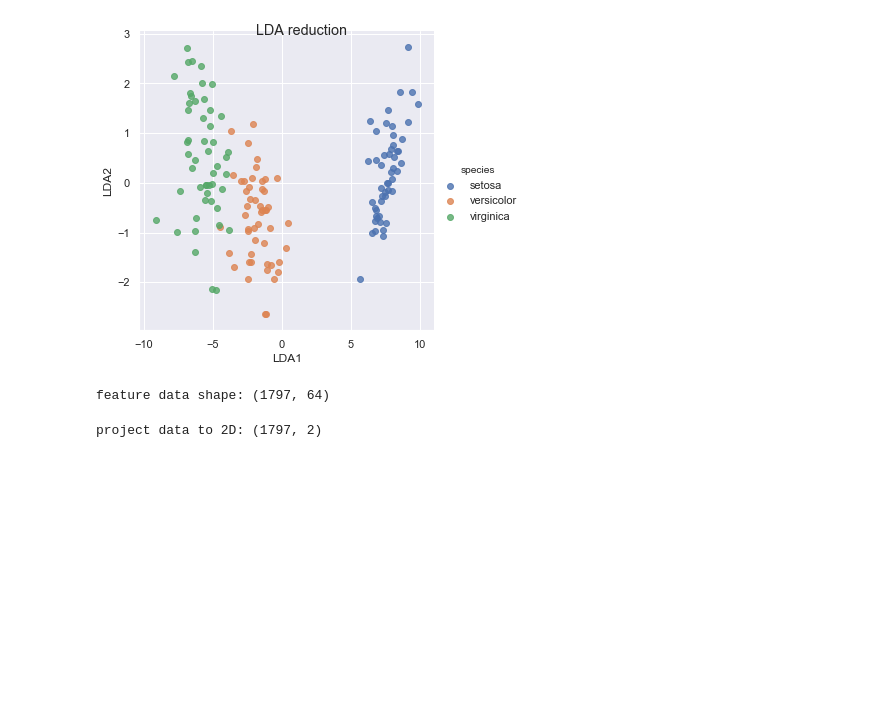
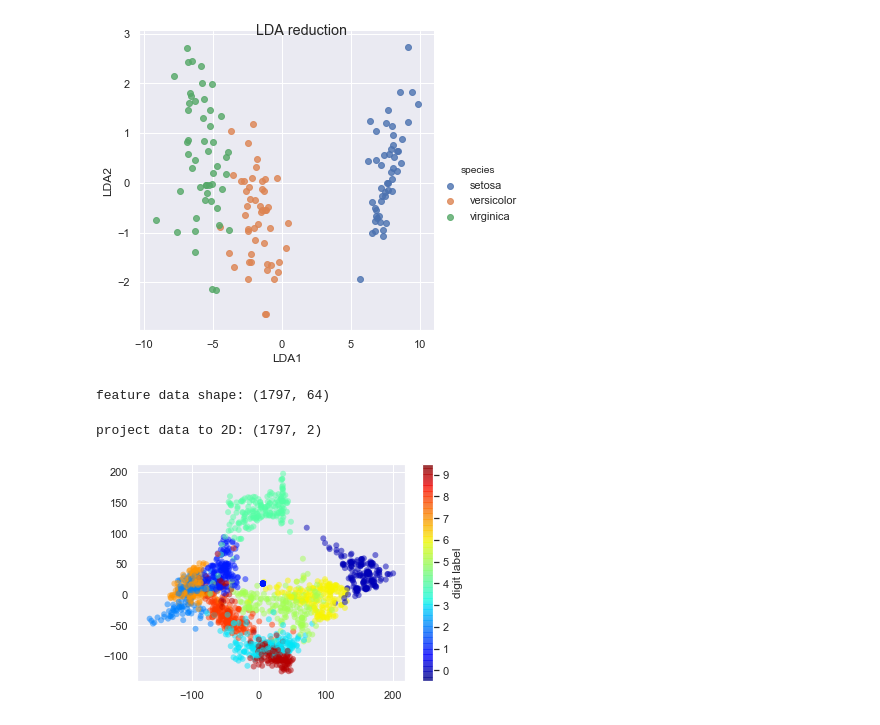
Before and after one commit to alextanhongpin/hands-on-scikit-learn-for-machine-learning-applications, a Jupyter notebook: 01_introduction_to_scikit_learn/regression_data.ipynb, the cells around one changed output. Drawn from its saved outputs; the diff is of its cells as text; code cells hidden in the pictures; blank space fills up the shorter version.

```diff
--- a/01_introduction_to_scikit_learn/regression_data.ipynb
+++ b/01_introduction_to_scikit_learn/regression_data.ipynb
@@ -293,0 +292,9 @@ project_1, project_2 = data_projected[:, 0], data_projec
+# %%
+project_1, project_2 = data_projected[:, 0], data_projected[:, 1]
+plt.figure(iso_name)
+plt.scatter(project_1, project_2, c=y, edgecolor='none',
+            alpha=0.5, cmap='jet')
+plt.colorbar(label='digit label', ticks=range(10))
+plt.clim(-0.5, 9.5)
+# %% [output]
+[figure, added]
```
Also changed, not shown: parts of 1 cell of this notebook, 1 other file.
